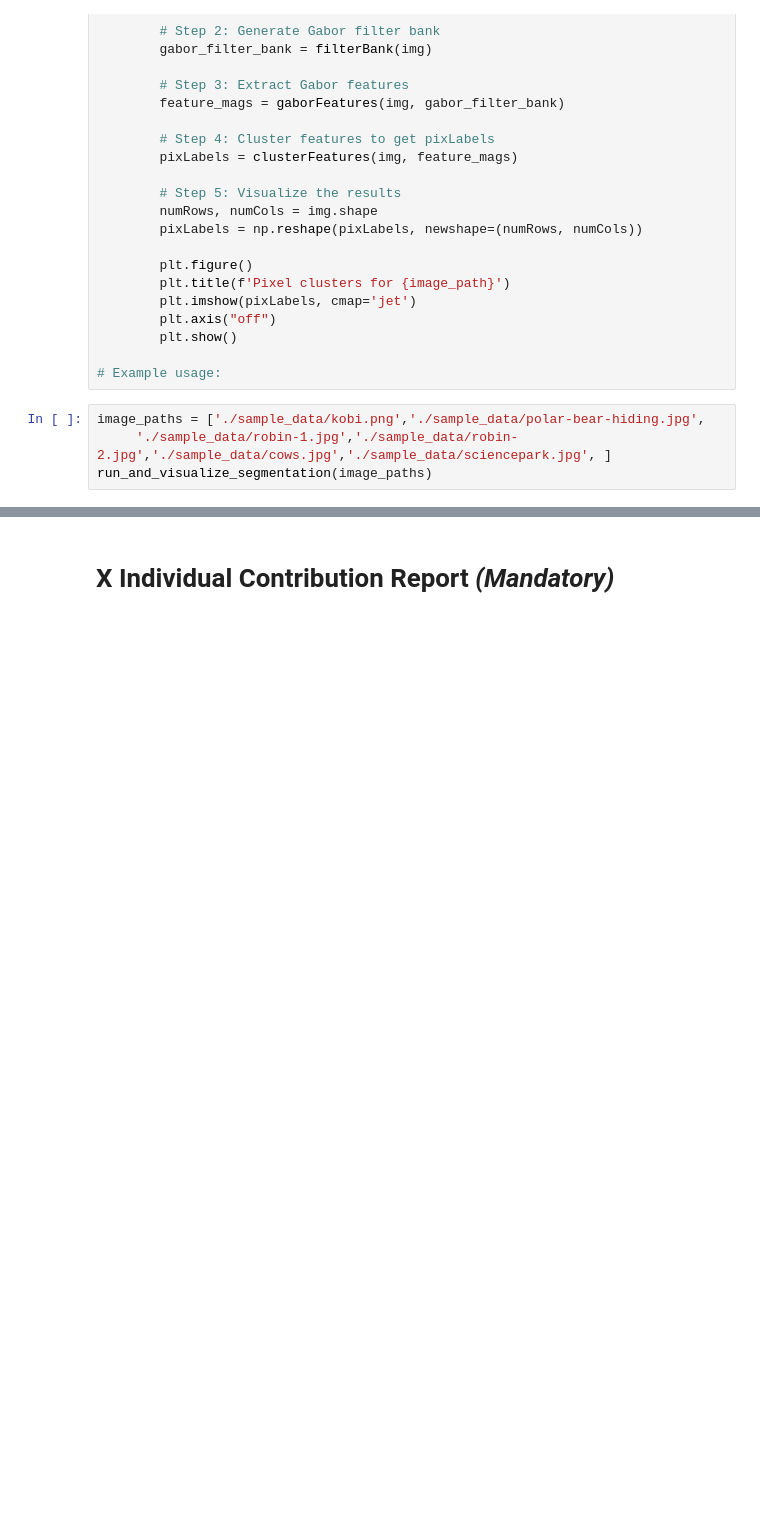
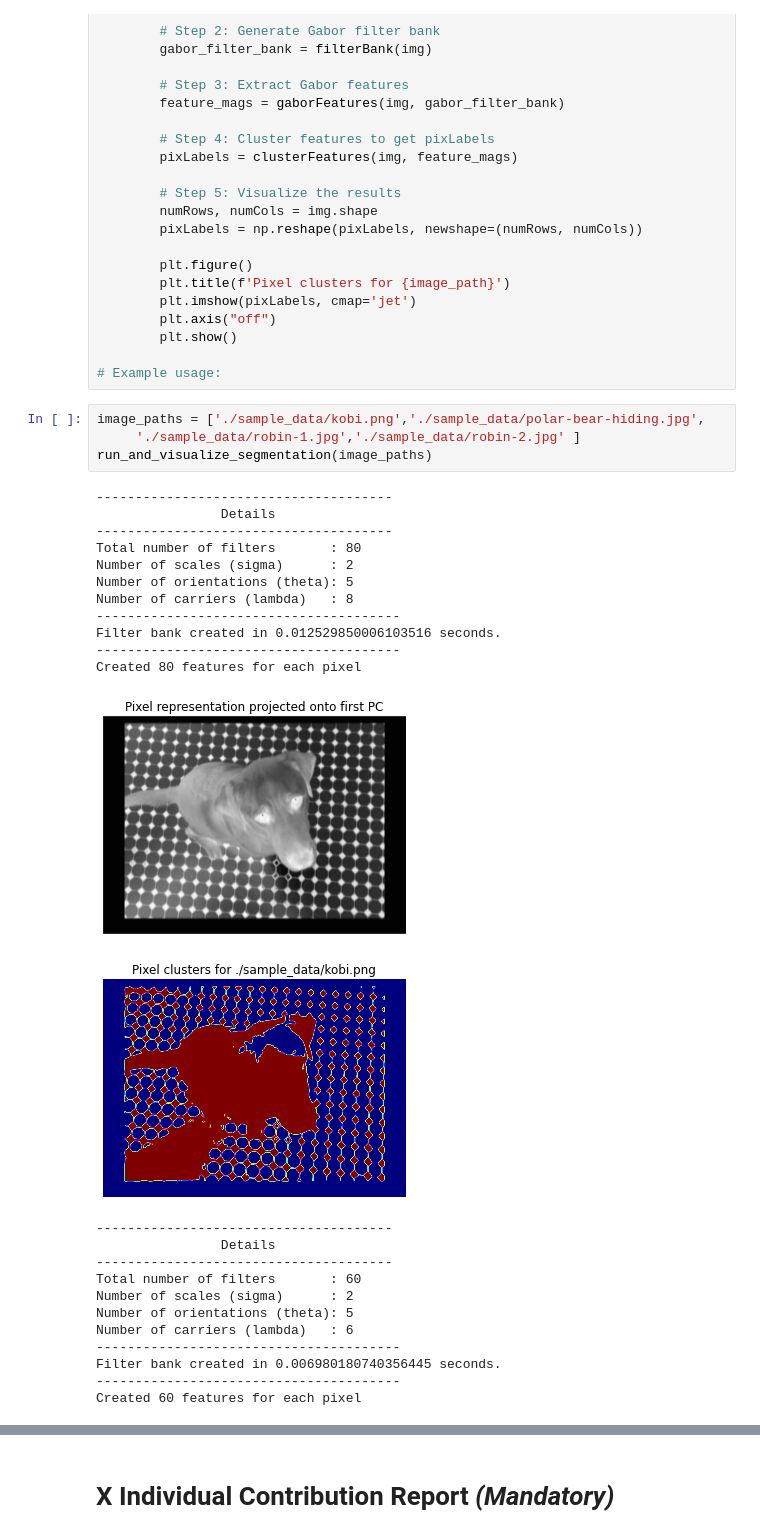
Before and after one commit to karim-abdel/ComputerVision_1, a Jupyter notebook: Lab2/CV1_Lab2.ipynb, the cells around one changed output, grey strips where cells are left out. Cells and saved outputs as stored; diff of their text form; blank space fills up the shorter version.

```diff
--- a/Lab2/CV1_Lab2.ipynb
+++ b/Lab2/CV1_Lab2.ipynb
@@ -1560,5 +1629,30 @@ def run_and_visualize_segmentation(image_paths):
 # Example usage:
 # %%
 image_paths = ['./sample_data/kobi.png','./sample_data/polar-bear-hiding.jpg',
-     './sample_data/robin-1.jpg','./sample_data/robin-2.jpg','./sample_data/cows.jpg','./sample_data/sciencepark.jpg', ]
+     './sample_data/robin-1.jpg','./sample_data/robin-2.jpg' ]
 run_and_visualize_segmentation(image_paths)
+# %% [output]
+--------------------------------------
+                Details
+--------------------------------------
+Total number of filters       : 80
+Number of scales (sigma)      : 2
+Number of orientations (theta): 5
+Number of carriers (lambda)   : 8
+---------------------------------------
+Filter bank created in 0.012529850006103516 seconds.
+---------------------------------------
+Created 80 features for each pixel
+[figure, added]
+[figure, added]
+--------------------------------------
+                Details
+--------------------------------------
+Total number of filters       : 60
+Number of scales (sigma)      : 2
+Number of orientations (theta): 5
+Number of carriers (lambda)   : 6
+---------------------------------------
+Filter bank created in 0.006980180740356445 seconds.
+---------------------------------------
+Created 60 features for each pixel
```
Also changed, not shown: parts of 22 cells of this notebook, 1 other file.
